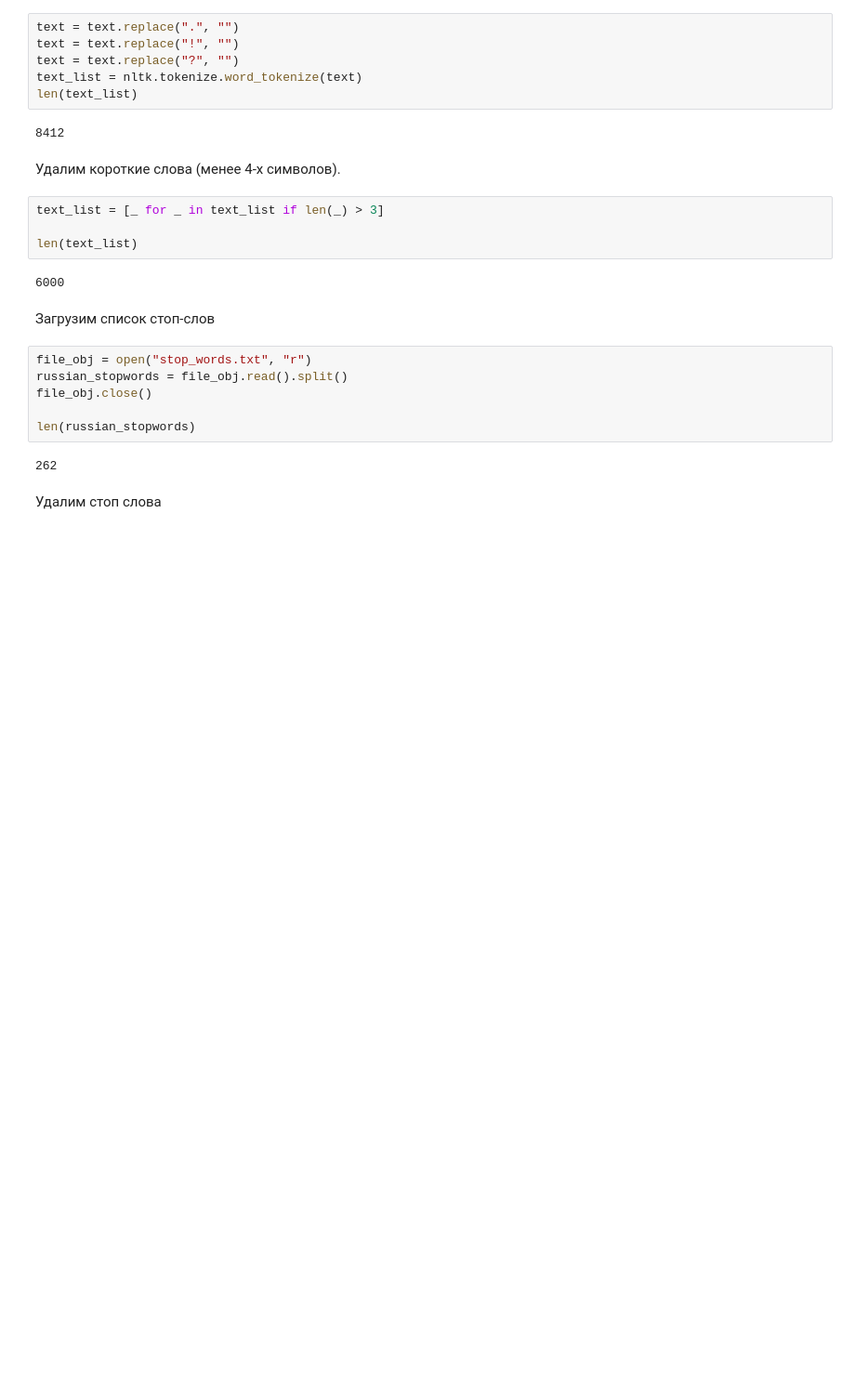
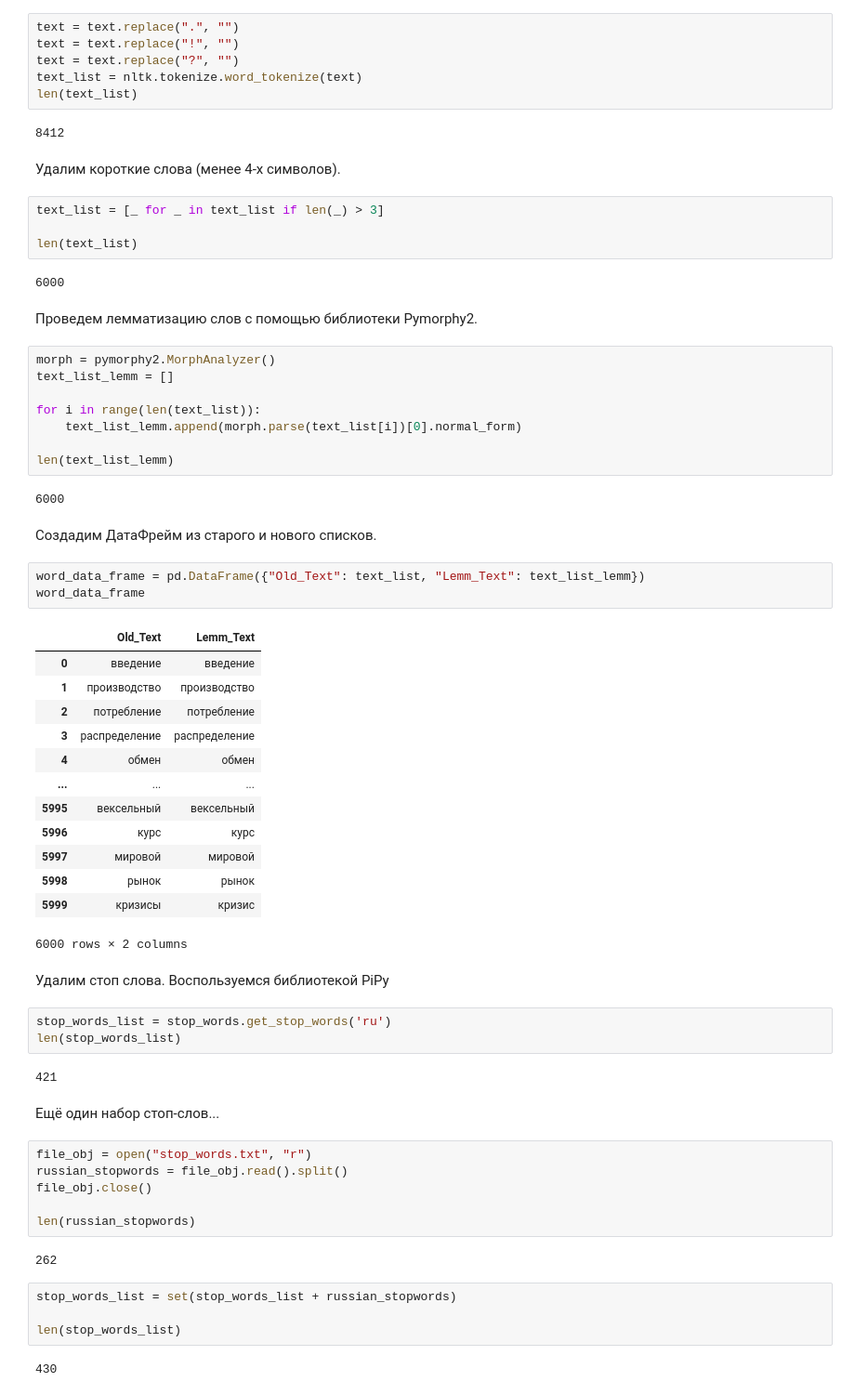
Before and after one commit to TonyRomanovskiy/DS3onl, a Jupyter notebook: Бруцкий-Стемпковский Николай/ДЗ_04_Бруцкий-Стемпковский/text_analys_v.02.ipynb, the cells around one changed output. Shown at 93% size. Cells and saved outputs as stored; diff of their text form; blank space fills up the shorter version.

```diff
--- a/Бруцкий-Стемпковский Николай/ДЗ_04_Бруцкий-Стемпковский/text_analys_v.02.ipynb
+++ b/Бруцкий-Стемпковский Николай/ДЗ_04_Бруцкий-Стемпковский/text_analys_v.02.ipynb
@@ -94,8 +119,46 @@ text_list = [_ for _ in text_list if len(_) > 3]
 len(text_list)
 # %% [output]
 6000
-# %% [markdown]
-Загрузим список стоп-слов
+# %% [markdown]
+Проведем лемматизацию слов с помощью библиотеки Pymorphy2.
+# %%
+morph = pymorphy2.MorphAnalyzer()
+text_list_lemm = []
+
+for i in range(len(text_list)):
+    text_list_lemm.append(morph.parse(text_list[i])[0].normal_form)
+
+len(text_list_lemm)
+# %% [output]
+6000
+# %% [markdown]
+Создадим ДатаФрейм из старого и нового списков.
+# %%
+word_data_frame = pd.DataFrame({"Old_Text": text_list, "Lemm_Text": text_list_lemm})
+word_data_frame
+# %% [output]
+|  | Old_Text | Lemm_Text |
+| 0 | введение | введение |
+| 1 | производство | производство |
+| 2 | потребление | потребление |
+| 3 | распределение | распределение |
+| 4 | обмен | обмен |
+| ... | ... | ... |
+| 5995 | вексельный | вексельный |
+| 5996 | курс | курс |
+| 5997 | мировой | мировой |
+| 5998 | рынок | рынок |
+| 5999 | кризисы | кризис |
+6000 rows × 2 columns
+# %% [markdown]
+Удалим стоп слова. Воспользуемся библиотекой PiPy
+# %%
+stop_words_list = stop_words.get_stop_words('ru')
+len(stop_words_list)
+# %% [output]
+421
+# %% [markdown]
+Ещё один набор стоп-слов...
 # %%
 file_obj = open("stop_words.txt", "r")
 russian_stopwords = file_obj.read().split()
@@ -104,6 +167,10 @@ file_obj.close()
 len(russian_stopwords)
 # %% [output]
 262
-# %% [markdown]
-Удалим стоп слова
+# %%
+stop_words_list = set(stop_words_list + russian_stopwords)
+
+len(stop_words_list)
+# %% [output]
+430
 # %%
```
Also changed, not shown: parts of 14 cells of this notebook, 3 other files.
